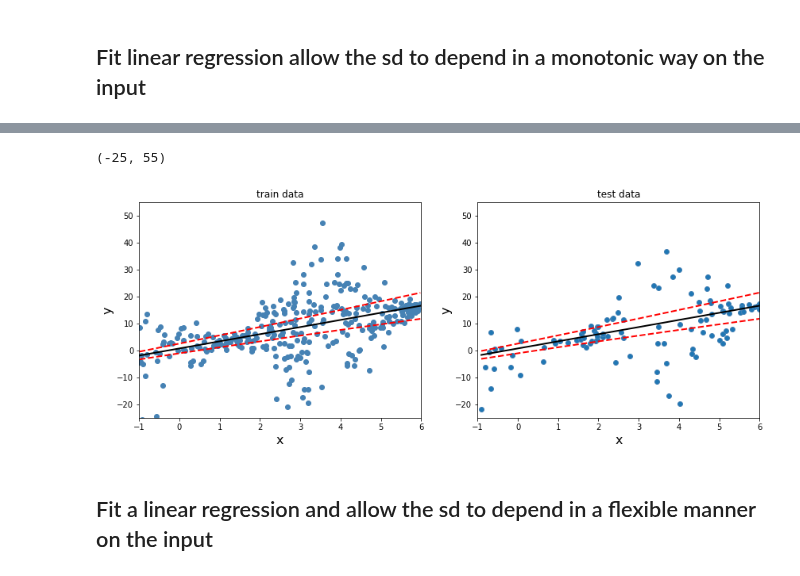
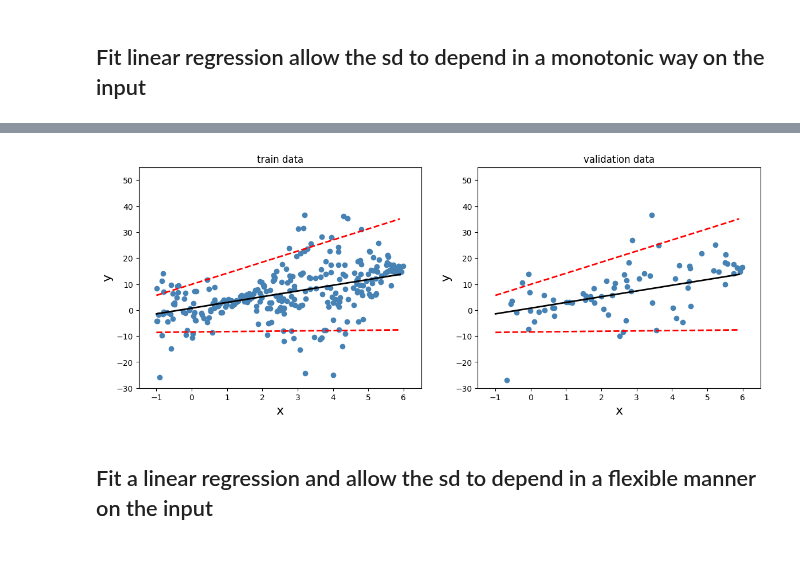
Before and after one commit to tensorchiefs/dl_book, a Jupyter notebook: chapter_05/fish_data_for_chapter_5.ipynb, the cells around one changed output, grey strips where cells are left out. Cells and saved outputs as stored; diff of their text form; code cells hidden in the pictures.

```diff
--- a/chapter_05/fish_data_for_chapter_5.ipynb
+++ b/chapter_05/fish_data_for_chapter_5.ipynb
@@ -32,22 +34,13 @@ Tensorflow version:  2.0.0-alpha0  running in colab?:  False
 import matplotlib.pyplot as plt
 import numpy as np
 from sklearn.model_selection import train_test_split
-from sklearn.metrics import mean_absolute_error, mean_squared_error
-import seaborn as sns
 import tensorflow_probability as tfp
-
-sns.reset_defaults()
-#sns.set_style('whitegrid')
-sns.set_context(context='talk',font_scale=0.7)
-
 
 %matplotlib inline
 plt.style.use('default')
 
 tfd = tfp.distributions
 tfb = tfp.bijectors
-from tensorflow.keras.models import Model
-from tensorflow.keras.layers import Dense
 print("TFP Version", tfp.__version__)
 print("TF  Version",tf.__version__)
 np.random.seed(42)
@@ -317,4 +497,4 @@ Trainable params: 4
 Non-trainable params: 0
 _________________________________________________________________
 # %%
-model.fit(x_train, y_train, epochs=1000, verbose=0)
+history = model_monotoic_sd.fit(x_train, y_train, epochs=2000, verbose=0, validation_data=(x_val,y_val))
@@ -322,0 +501,3 @@ model.fit(x_train, y_train, epochs=1000, verbose=0)
+# %%
+model_monotoic_sd_mean = Model(inputs=inputs, outputs=dist.mean())
+model_monotoic_sd_sd = Model(inputs=inputs, outputs=dist.stddev())
@@ -323,32 +521,30 @@ model.fit(x_train, y_train, epochs=1000, verbose=0)
 # %%
 plt.figure(figsize=(14,5))
 
+x_pred = np.arange(-1,6,0.1)
+
 plt.subplot(1,2,1)
 plt.scatter(x_train,y_train,color="steelblue") #observerd
-plt.plot(x_train,model(x_train).mean(),color="black",linewidth=2)
-plt.plot(x_train,model(x_train).mean()+2*model(x_train).stddev(),color="red",linestyle="--",linewidth=2)
-plt.plot(x_train,model(x_train).mean()-2*model(x_train).stddev(),color="red",linestyle="--",linewidth=2)
+preds = model_monotoic_sd_mean.predict(x_pred)
+plt.plot(x_pred,preds,color="black",linewidth=2)
+plt.plot(x_pred,preds+2*model_monotoic_sd_sd.predict(x_pred),color="red",linestyle="--",linewidth=2)
+plt.plot(x_pred,preds-2*model_monotoic_sd_sd.predict(x_pred),color="red",linestyle="--",linewidth=2)
 plt.xlabel("x",size=16)
 plt.ylabel("y",size=16)
 plt.title("train data")
-plt.xlim([-1,6])
-plt.ylim([-25,55])
-#plt.savefig("fish_3.pdf")
-#files.download("fish_3.pdf")
+plt.xlim([-1.5,6.5])
+plt.ylim([-30,55])
 
-# test data
 plt.subplot(1,2,2)
-plt.scatter(x_test,y_test,edgecolors="steelblue") #observerd
-plt.plot(x_test,model(x_test).mean(),color="black",linewidth=2)
-plt.plot(x_test,model(x_test).mean()+2*model(x_test).stddev(),color="red",linestyle="--",linewidth=2)
-plt.plot(x_test,model(x_test).mean()-2*model(x_test).stddev(),color="red",linestyle="--",linewidth=2)
+plt.scatter(x_val,y_val,color="steelblue") #observerd
+plt.plot(x_pred,preds,color="black",linewidth=2)
+plt.plot(x_pred,preds+2*model_monotoic_sd_sd.predict(x_pred),color="red",linestyle="--",linewidth=2)
+plt.plot(x_pred,preds-2*model_monotoic_sd_sd.predict(x_pred),color="red",linestyle="--",linewidth=2)
 plt.xlabel("x",size=16)
 plt.ylabel("y",size=16)
-plt.title("test data")
-plt.xlim([-1,6])
-plt.ylim([-25,55])
-#plt.savefig("fish_3.pdf")
-#files.download("fish_3.pdf")
+plt.title("validation data")
+plt.xlim([-1.5,6.5])
+plt.ylim([-30,55])
+plt.show()
 # %% [output]
-(-25, 55)
-[figure, old version]
+[figure, new version]
```
Also changed, not shown: parts of 74 cells of this notebook.
